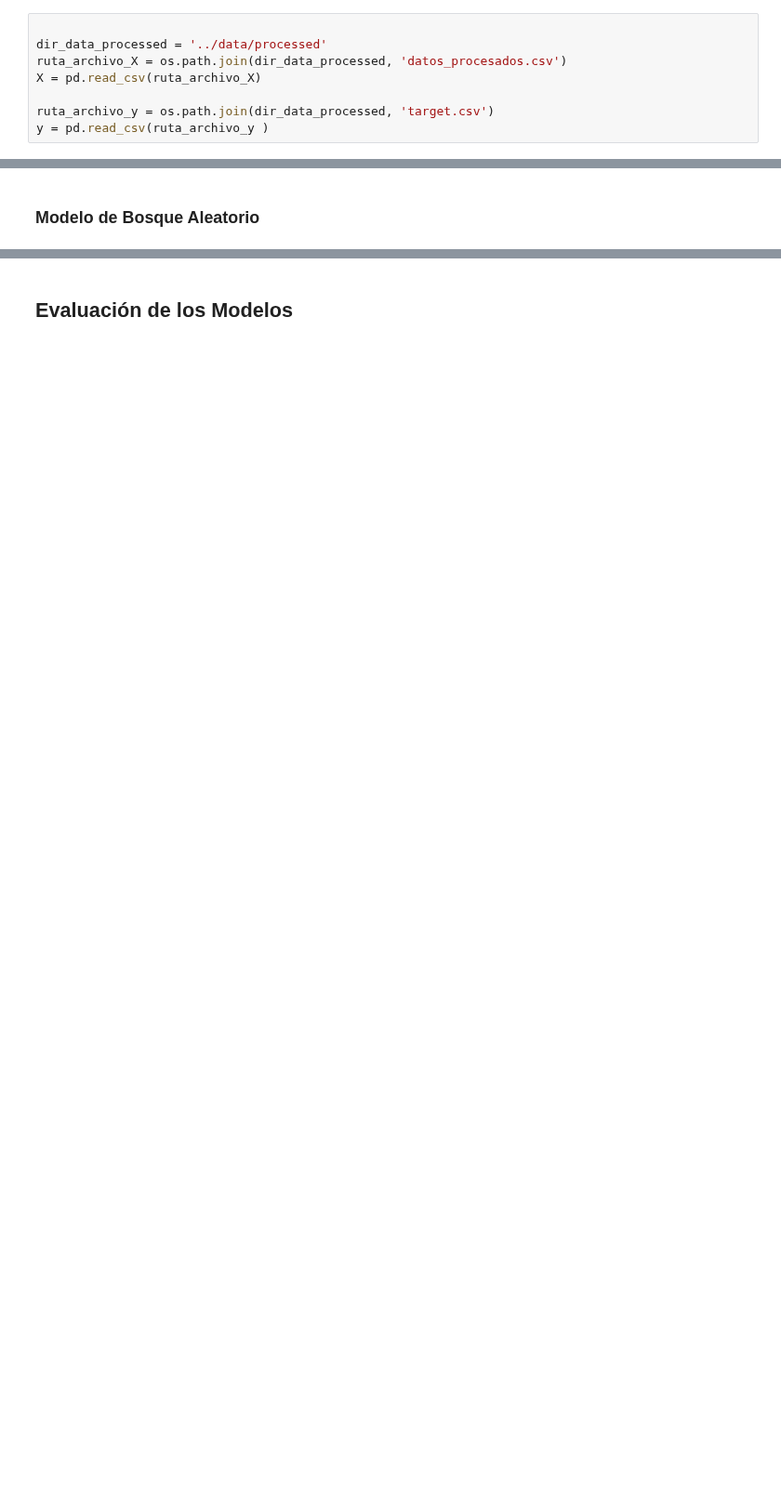
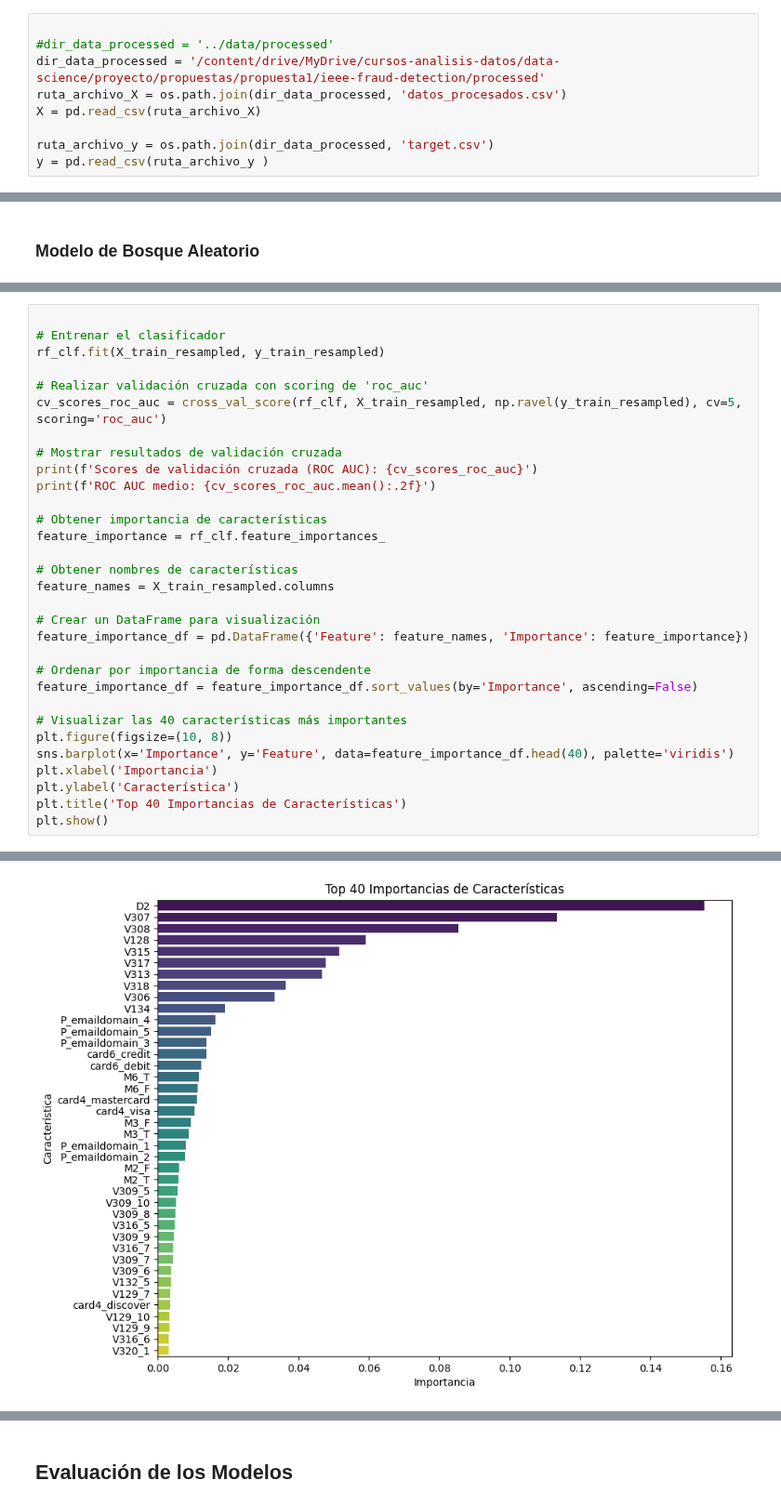
Before and after one commit to JRamos84/deteccion_fraude, a Jupyter notebook: notebooks/04_modeling.ipynb, the cells around one changed output, grey strips where cells are left out. Shown at 93% size. Saved outputs shown, nothing was run; the diff lists cells and outputs as text; blank space fills up the shorter version.

Commit message:
se filtro con las primero 40 caracteristicas importante pero no cambio mucho el resultado

```diff
--- a/notebooks/04_modeling.ipynb
+++ b/notebooks/04_modeling.ipynb
@@ -39,7 +46,8 @@ import seaborn as sns
 ## Carga y Preparación de los Datos
 # %%
 
-dir_data_processed = '../data/processed'
+#dir_data_processed = '../data/processed'
+dir_data_processed = '/content/drive/MyDrive/cursos-analisis-datos/data-science/proyecto/propuestas/propuesta1/ieee-fraud-detection/processed'
 ruta_archivo_X = os.path.join(dir_data_processed, 'datos_procesados.csv')
 X = pd.read_csv(ruta_archivo_X)
 
@@ -275,0 +146,32 @@ Precisión en el conjunto de prueba (Accuracy): 0.73
+# %%
+
+# Entrenar el clasificador
+rf_clf.fit(X_train_resampled, y_train_resampled)
+
+# Realizar validación cruzada con scoring de 'roc_auc'
+cv_scores_roc_auc = cross_val_score(rf_clf, X_train_resampled, np.ravel(y_train_resampled), cv=5, scoring='roc_auc')
+
+# Mostrar resultados de validación cruzada
+print(f'Scores de validación cruzada (ROC AUC): {cv_scores_roc_auc}')
+print(f'ROC AUC medio: {cv_scores_roc_auc.mean():.2f}')
+
+# Obtener importancia de características
+feature_importance = rf_clf.feature_importances_
+
+# Obtener nombres de características
+feature_names = X_train_resampled.columns
+
+# Crear un DataFrame para visualización
+feature_importance_df = pd.DataFrame({'Feature': feature_names, 'Importance': feature_importance})
+
+# Ordenar por importancia de forma descendente
+feature_importance_df = feature_importance_df.sort_values(by='Importance', ascending=False)
+
+# Visualizar las 40 características más importantes
+plt.figure(figsize=(10, 8))
+sns.barplot(x='Importance', y='Feature', data=feature_importance_df.head(40), palette='viridis')
+plt.xlabel('Importancia')
+plt.ylabel('Característica')
+plt.title('Top 40 Importancias de Características')
+plt.show()
+# %% [output]
@@ -275,0 +183 @@ Precisión en el conjunto de prueba (Accuracy): 0.73
+[figure, added]
```
Also changed, not shown: parts of 22 cells of this notebook.
